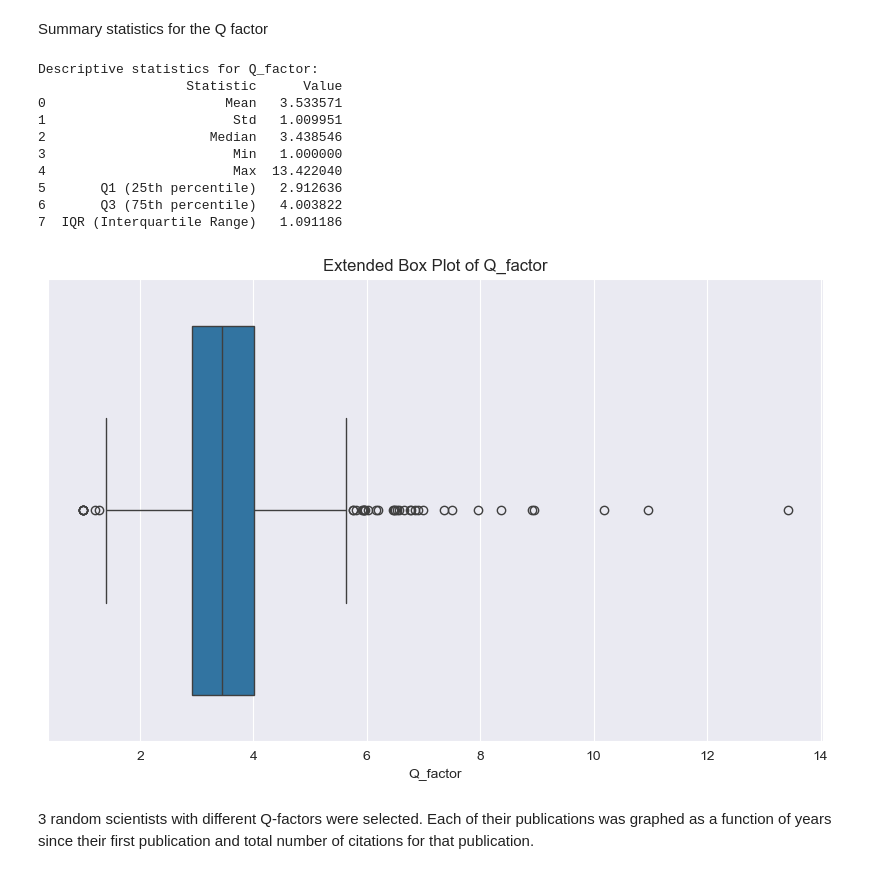
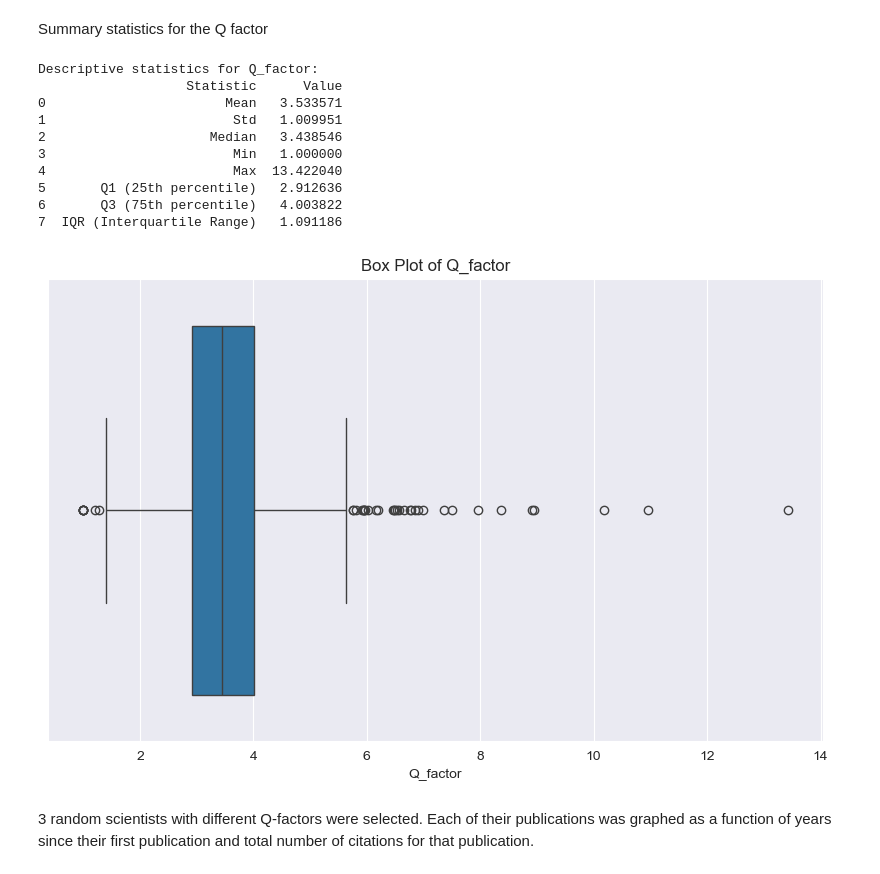
Before and after one commit to muon2998/QFactor, a Jupyter notebook: qscore.ipynb, the cells around one changed output. Cells and saved outputs as stored; diff of their text form; code cells hidden in the pictures.

```diff
--- a/qscore.ipynb
+++ b/qscore.ipynb
@@ -261,36 +261,36 @@ def generate_statistics_and_boxplot(data, column_name):
     column_q1 = values.quantile(0.25)
     column_q3 = values.quantile(0.75)
     column_iqr = column_q3 - column_q1
 
     # Create a descriptive statistics summary DataFrame
     column_summary = pd.DataFrame({
         'Statistic': ['Mean', 'Std', 'Median', 'Min', 'Max', 'Q1 (25th percentile)', 'Q3 (75th percentile)', 'IQR (Interquartile Range)'],
         'Value': [column_mean, column_std, column_median, column_min, column_max, column_q1, column_q3, column_iqr]
     })
 
     print(f"Descriptive statistics for {column_name}:")
     print(column_summary)
 
-    # Create an extended box plot
+    # Create a box plot
     plt.figure(figsize=(10, 6))
     sns.boxplot(x=values, whis=1.5)
-    plt.title(f'Extended Box Plot of {column_name}')
+    plt.title(f'Box Plot of {column_name}')
     plt.xlabel(column_name)
     plt.show()
 
 generate_statistics_and_boxplot(q_factors, 'Q_factor')
 # %% [output]
 Descriptive statistics for Q_factor:
                    Statistic      Value
 0                       Mean   3.533571
 1                        Std   1.009951
 2                     Median   3.438546
 3                        Min   1.000000
 4                        Max  13.422040
 5       Q1 (25th percentile)   2.912636
 6       Q3 (75th percentile)   4.003822
 7  IQR (Interquartile Range)   1.091186
-[figure, old version]
+[figure, new version]
 # %% [markdown]
 3 random scientists with different Q-factors were selected. Each of their publications was graphed as a function of years since their first publication and total number of citations for that publication.
 # %%
```
Also changed, not shown: parts of 2 cells of this notebook.
